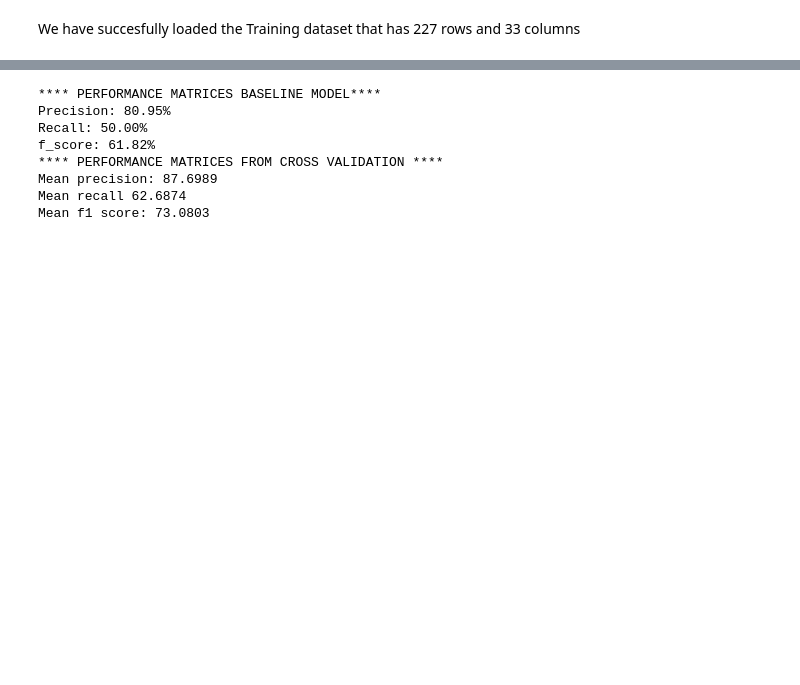
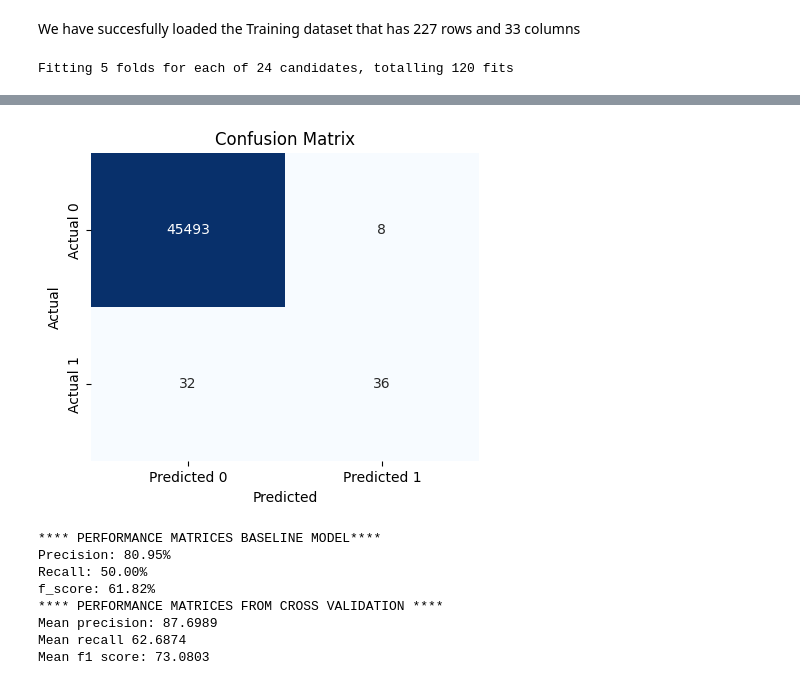
Before and after one commit to George-Njuguna/End-to-End-Real-Time-Anomaly-Detection-Pipeline, a Jupyter notebook: modelling.ipynb, the cells around one changed output, grey strips where cells are left out. Cells and saved outputs as stored; diff of their text form; code cells hidden in the pictures; blank space fills up the shorter version.

```diff
--- a/modelling.ipynb
+++ b/modelling.ipynb
@@ -66,0 +74,71 @@ y = DATA.iloc[ :,-2 ]
+# %%
+ # Pipeline for modelling using logistic regression(without handling imbalance)
+ # Scalling ammount column
+scaled_col = ['ammount']
+
+processor = ColumnTransformer(
+    transformers = [
+        ('scale_column', StandardScaler(), scaled_col )
+    ],
+    remainder = 'passthrough'
+)
+
+ # pipeline
+pipe = sklpipeline([
+    ('processor', processor),
+    ('clf', LogisticRegression( max_iter=1000 ))
+])
+
+param_grid = [
+    {'clf__penalty':['l2','none'],
+    'clf__C' : [0.1,1,10],
+    'clf__solver': ['lbfgs']
+}
+]
+
+ # cross validation
+skf = StratifiedKFold(n_splits=5, shuffle=True, random_state=42)
+
+grid = GridSearchCV(
+    estimator = pipe,
+    param_grid = param_grid,
+    scoring = 'f1',
+    cv = skf,
+    n_jobs = 1,
+    verbose = 1
+
+)
+
+grid.fit(X_train, y_train)
+print('Best Parameters : ', grid.best_params_)
+print('Best CV f1 score : ', grid.best_score_)
+
+ # Evaluation
+best_model1= grid.best_estimator_
+y_pred1 = best_model1.predict(X_test)
+y_pred1_prob = best_model1.predict_proba(X_test)[:,1]
+precision = precision_score(y_test, y_pred1)
+recall = recall_score(y_test, y_pred1)
+f1 = f1_score(y_test, y_pred1)
+
+# Confusion Matrix
+cm = confusion_matrix(y_test, y_pred1)
+
+print('CLASSIFICATION REPOT')
+print('classification report : ', (y_test, y_pred1))
+print("Precision:", precision)
+print("Recall:", recall)
+print("F1 Score:", f1)
+print("Confusion Matrix:\n", cm)
+
+# Heatmap for Confusion Matrix
+plt.figure(figsize=(5,4))
+sns.heatmap(cm, annot=True, fmt='d', cmap='Blues', cbar=False,
+            xticklabels=['Predicted 0', 'Predicted 1'],
+            yticklabels=['Actual 0', 'Actual 1'])
+plt.title("Confusion Matrix")
+plt.xlabel("Predicted")
+plt.ylabel("Actual")
+plt.show()
+# %% [output]
+Fitting 5 folds for each of 24 candidates, totalling 120 fits
@@ -67,3 +179,4 @@ y = DATA.iloc[ :,-2 ]
+[figure, added]
 # %%
  # Scalling the Ammount column
 scaler = StandardScaler()
```
Also changed, not shown: parts of 4 cells of this notebook.
